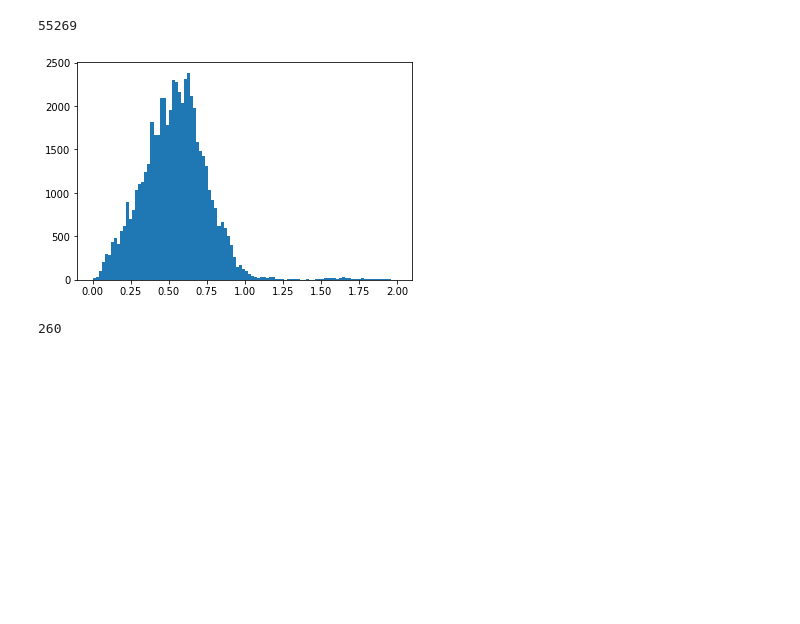
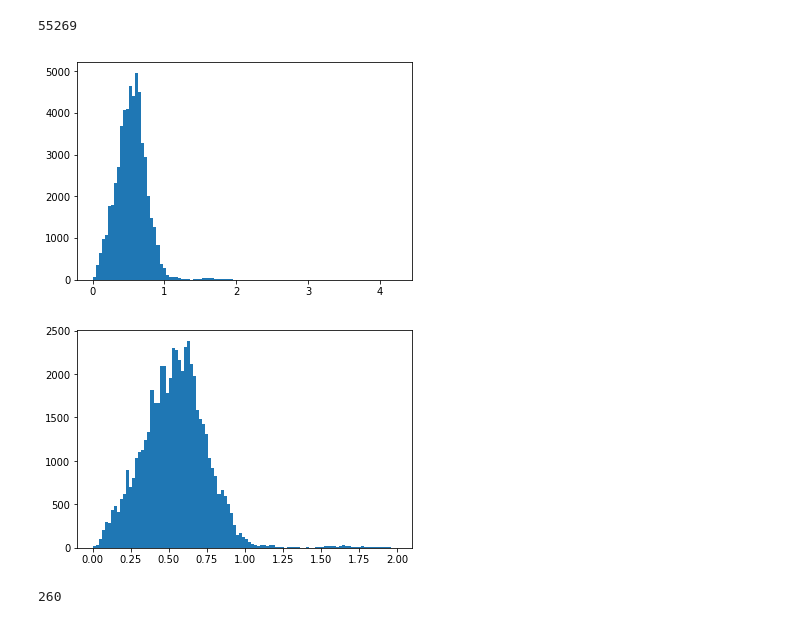
Before and after one commit to rongpu/desi-truth-table, a Jupyter notebook: notebooks/check_for_duplicates.ipynb, the cells around one changed output. Cells and saved outputs as stored; diff of their text form; code cells hidden in the pictures; blank space fills up the shorter version.

```diff
--- a/notebooks/check_for_duplicates.ipynb
+++ b/notebooks/check_for_duplicates.ipynb
@@ -340,10 +325,14 @@ np.sum(mask)
 # %% [output]
 55269
 # %%
+plt.hist(cat['Redshift'][mask], 100)
+plt.show()
+
 plt.hist(cat['Redshift'][mask], 100, range=(0, 2))
 plt.show()
 # %% [output]
-[figure, old version]
+[figure, new version]
+[figure, added]
 # %%
 n_dup, idx1, idx2 = match_coord.match_self(cat['RA'][mask], cat['DEC'][mask], search_radius=1, plot_q=True, return_indices=True)
 print(n_dup)
```
Also changed, not shown: parts of 7 cells of this notebook, 5 other files.
